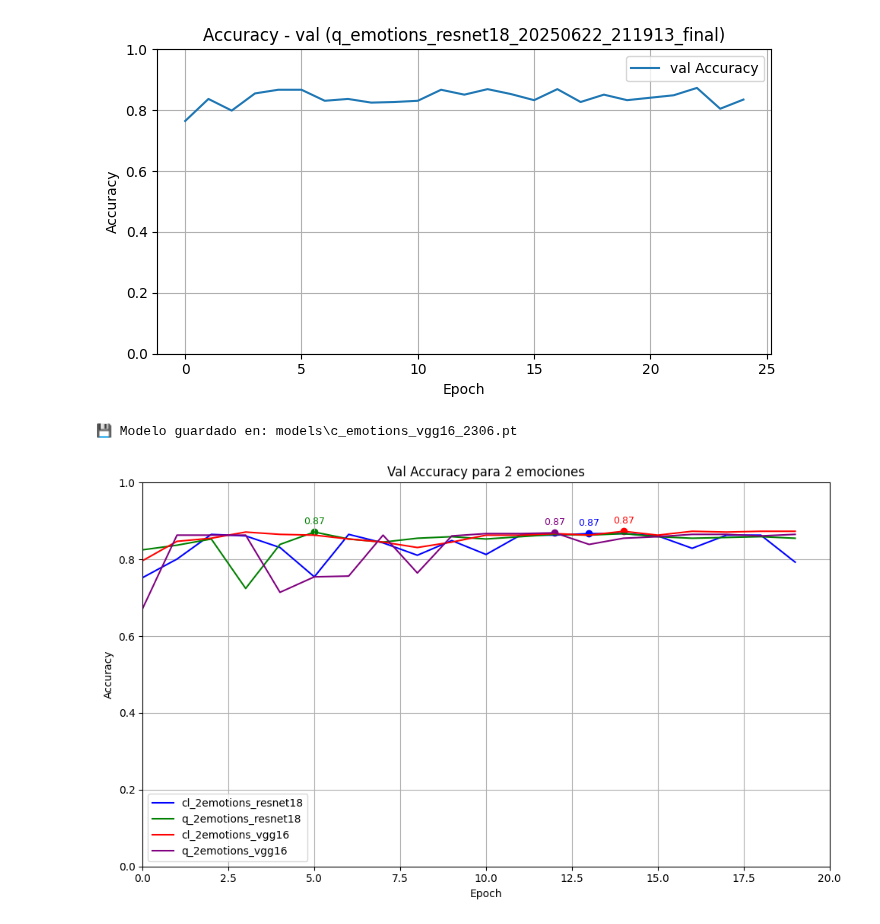
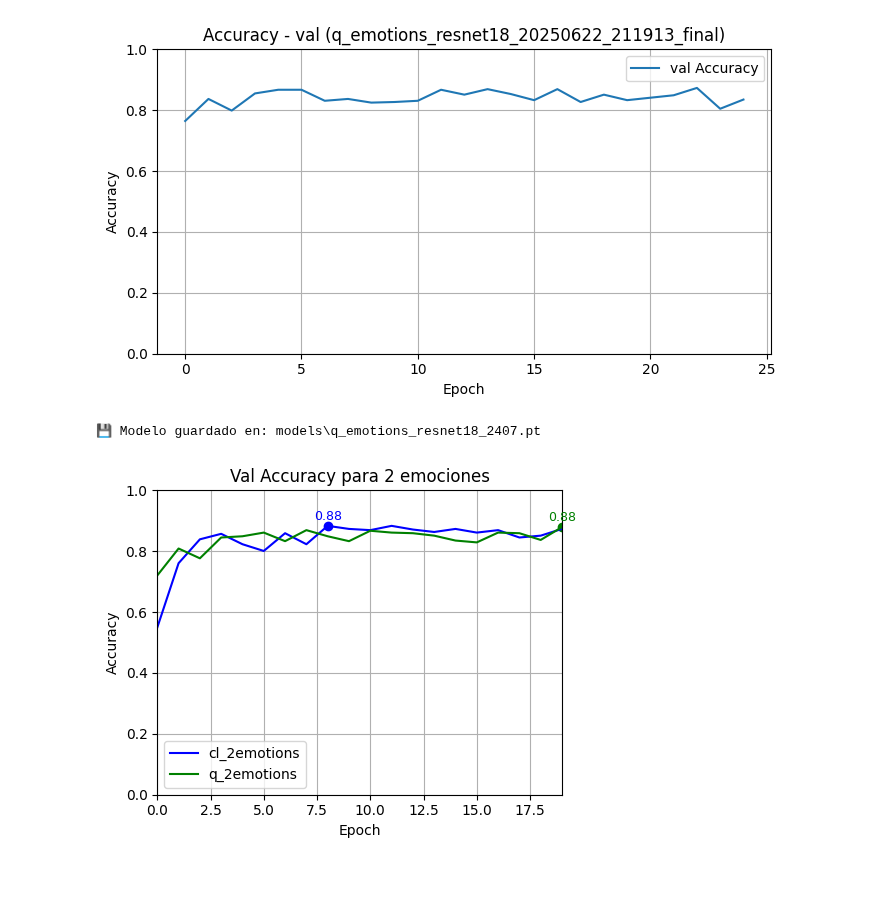
Before and after one commit to lburdman/qnn-transfer-learning, a Jupyter notebook: crema-d.ipynb, the cells around one changed output. Saved outputs shown, nothing was run; the diff lists cells and outputs as text; code cells hidden in the pictures; blank space fills up the shorter version.

```diff
--- a/crema-d.ipynb
+++ b/crema-d.ipynb
@@ -201,10 +211,10 @@ plot_tensorboard_metric(f"{log_name}", metric="Accuracy", phase="val")
 [figure]
 [figure]
 # %%
-model_name = f"emotions_{base_model}_2306"
+model_name = f"emotions_{base_model}_2407"
 save_model(model_hybrid, quantum=quantum, name=model_name)
 # %% [output]
-💾 Modelo guardado en: models\c_emotions_vgg16_2306.pt
+💾 Modelo guardado en: models\q_emotions_resnet18_2407.pt
 # %%
 import os
 import matplotlib.pyplot as plt
@@ -216,10 +226,8 @@ from tensorboard.backend.event_processing import event_accumulator
 # -----------------------------------------------------
 classes_to_plot = 2
 run_names = [
-    f"cl_{classes_to_plot}emotions_resnet18",
-    f"q_{classes_to_plot}emotions_resnet18",
-    f"cl_{classes_to_plot}emotions_vgg16",
-    f"q_{classes_to_plot}emotions_vgg16"
+    f"cl_{classes_to_plot}emotions",
+    f"q_{classes_to_plot}emotions"
 ]
 
 # Ruta base donde están guardadas las ejecuciones
@@ -228,11 +236,11 @@ runs_base_path = "runs/best_runs"
 # -------------------------------
 # 🎯 Extraer y graficar accuracies
 # -------------------------------
-plt.figure(figsize=(10, 6))
+plt.figure(figsize=(5, 4))
 plt.title(f"Val Accuracy para {classes_to_plot} emociones")
 plt.xlabel("Epoch")
 plt.ylabel("Accuracy")
-plt.xlim(0, 20)
+plt.xlim(0, 19)
 plt.ylim(0, 1)
 plt.grid(True)
 
@@ -253,34 +261,34 @@ for i, run_name in enumerate(run_names):
 
     # Cargar datos con EventAccumulator
     ea = event_accumulator.EventAccumulator(event_file)
     ea.Reload()
 
     tag = "val/Accuracy"
     if tag not in ea.Tags().get("scalars", []):
         print(f"⚠️ La métrica {tag} no existe en {run_name}")
         continue
 
     # Obtener valores y epochs
     events = ea.Scalars(tag)
     steps = [e.step for e in events]
     values = [e.value for e in events]
 
     # Marcar máximo
     max_acc = max(values)
     max_epoch = steps[values.index(max_acc)]
 
     plt.plot(steps, values, label=run_name, color=colors[i])
     plt.scatter(max_epoch, max_acc, color=colors[i], marker='o')
     plt.text(max_epoch, max_acc + 0.02, f"{max_acc:.2f}", fontsize=9, ha='center', color=colors[i])
 
 # -------------------------------
 # 🧾 Finalizar gráfico
 # -------------------------------
 plt.legend()
 plt.tight_layout()
 plt.show()
 # %% [output]
-[figure, old version]
+[figure, new version]
 # %%
 import os
 import matplotlib.pyplot as plt
```
Also changed, not shown: parts of 8 cells of this notebook, 11 other files.
